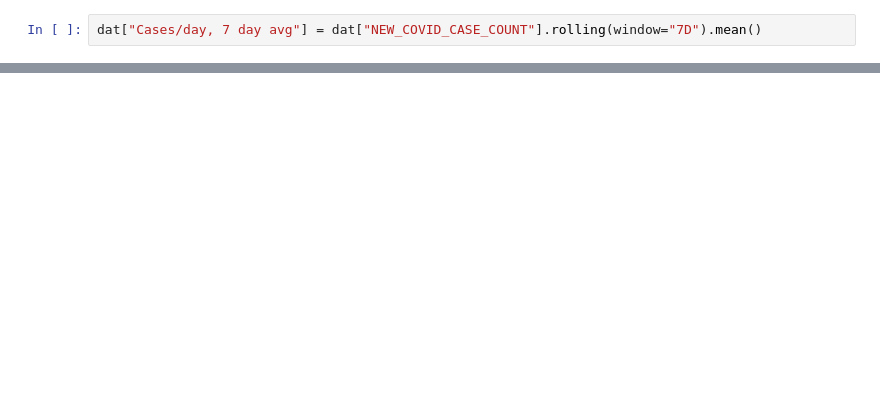
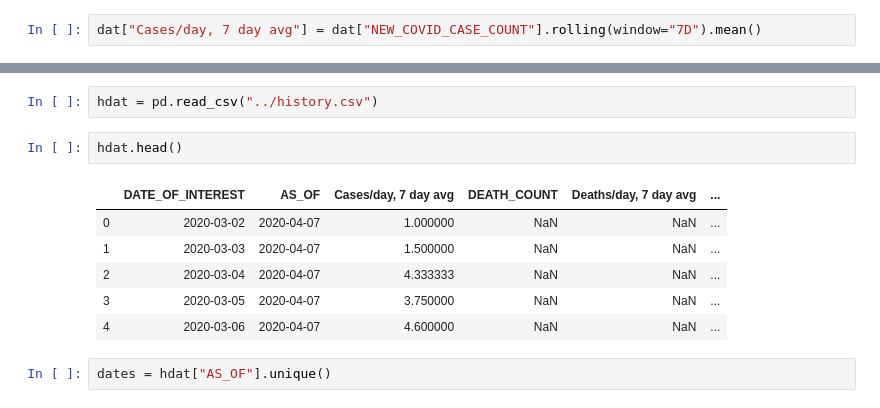
Before and after one commit to nychealth/coronavirus-data, a Jupyter notebook: Notebooks/Analysis.ipynb, the cells around one changed output, grey strips where cells are left out. Cells and saved outputs as stored; diff of their text form; blank space fills up the shorter version.

Commit message:
Added history.

```diff
--- a/Notebooks/Analysis.ipynb
+++ b/Notebooks/Analysis.ipynb
@@ -37,0 +38,13 @@ Text(0.5, 1.0, 'Cases/day, 7 day average')
+# %%
+hdat = pd.read_csv("../history.csv")
+# %%
+hdat.head()
+# %% [output]
+|  | DATE_OF_INTEREST | AS_OF | Cases/day, 7 day avg | DEATH_COUNT | Deaths/day, 7 day avg | ... |
+| 0 | 2020-03-02 | 2020-04-07 | 1.000000 | NaN | NaN | ... |
+| 1 | 2020-03-03 | 2020-04-07 | 1.500000 | NaN | NaN | ... |
+| 2 | 2020-03-04 | 2020-04-07 | 4.333333 | NaN | NaN | ... |
+| 3 | 2020-03-05 | 2020-04-07 | 3.750000 | NaN | NaN | ... |
+| 4 | 2020-03-06 | 2020-04-07 | 4.600000 | NaN | NaN | ... |
+# %%
+dates = hdat["AS_OF"].unique()
```
Also changed, not shown: parts of 4 cells of this notebook, 2 other files.
